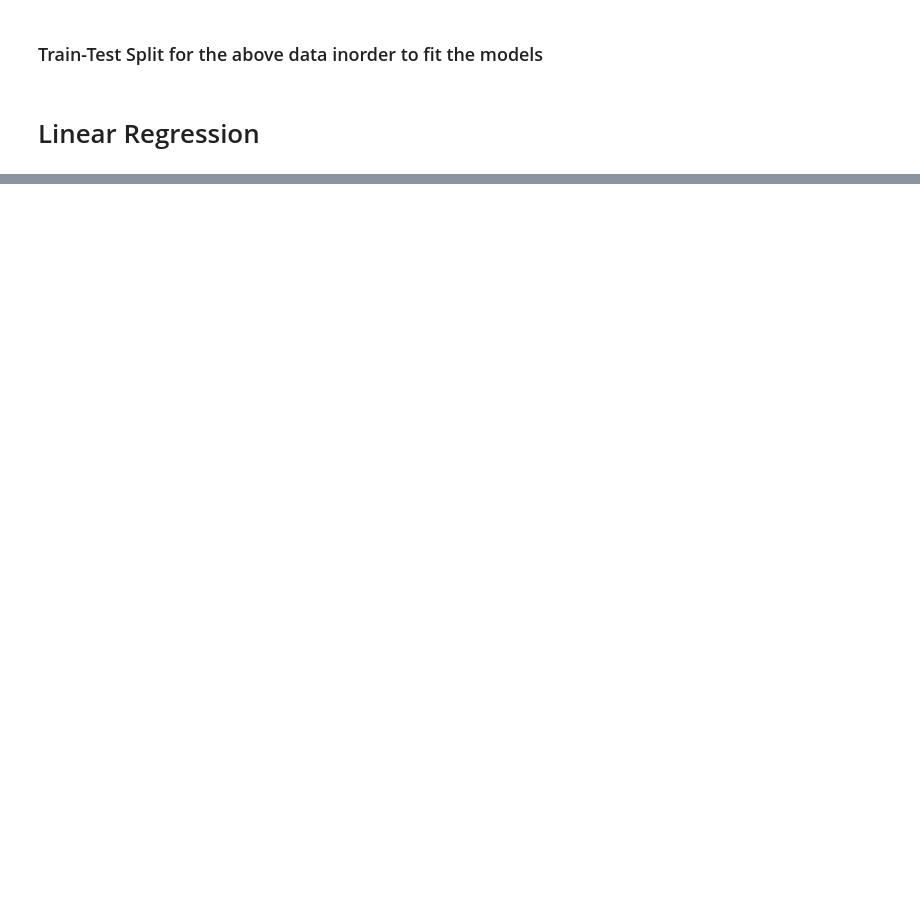
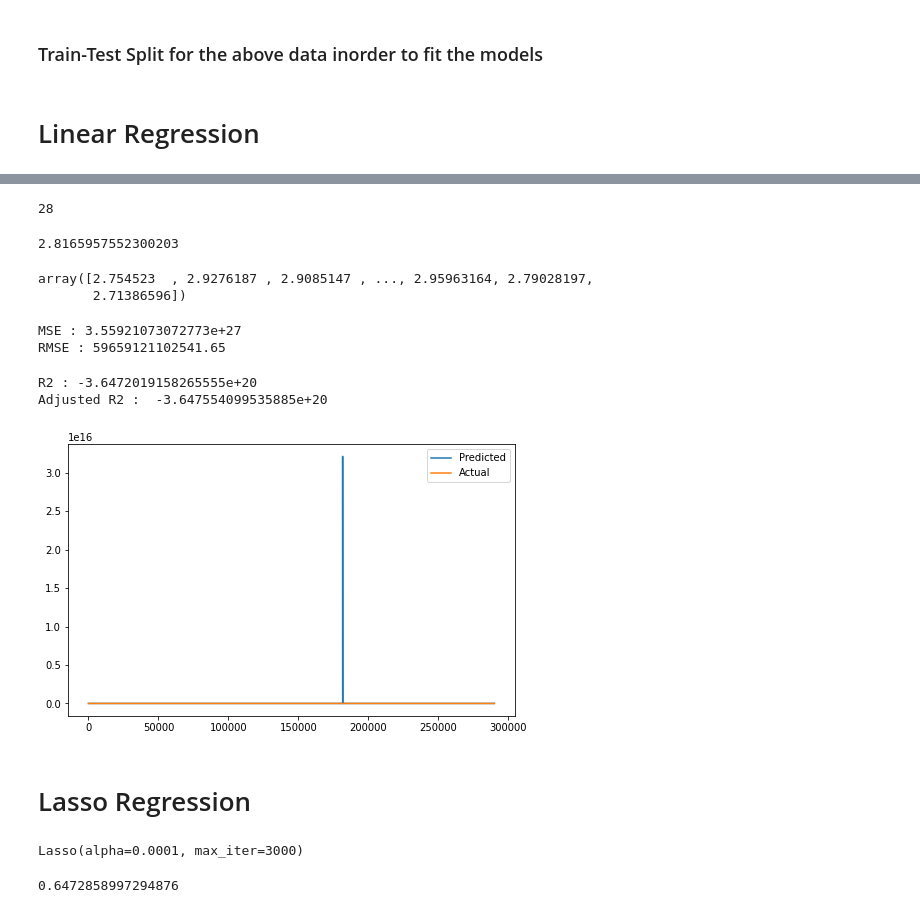
Before and after one commit to Ajay0110/NYC-Taxi-Trip-Time-Prediction, a Jupyter notebook: NYC_Taxi_Trip_Time_Prediction_Capstone_Project.ipynb, the cells around one changed output, grey strips where cells are left out. Cells and saved outputs as stored; diff of their text form; code cells hidden in the pictures; blank space fills up the shorter version.

Commit message:
Linear, Lasso and Ridge Regression

```diff
--- a/NYC_Taxi_Trip_Time_Prediction_Capstone_Project.ipynb
+++ b/NYC_Taxi_Trip_Time_Prediction_Capstone_Project.ipynb
@@ -733,4 +679,4 @@ len(num_features)
 # %%
 # Importing Z-score applying it to the features
 from scipy.stats import zscore
-X = taxi_df[num_features].apply(zscore)
+X = taxi_df[features].apply(zscore)
@@ -743,3 +683,5 @@ print(X_test.shape)
+# %%
+y = np.log10(taxi_df['trip_duration'])
 # %% [markdown]
 # Linear Regression
 # %%
@@ -752,0 +712,2 @@ sns.heatmap(abs(corelation), annot=True, cmap='coolwarm')
+# %%
+reg = LinearRegression().fit(X_train, y_train)
@@ -752,0 +728,54 @@ sns.heatmap(abs(corelation), annot=True, cmap='coolwarm')
+# %%
+len(reg.coef_)
+# %% [output]
+28
+# %%
+reg.intercept_
+# %% [output]
+2.8165957552300203
+# %%
+y_pred = reg.predict(X_test)
+# %%
+y_pred
+# %% [output]
+array([2.754523  , 2.9276187 , 2.9085147 , ..., 2.95963164, 2.79028197,
+       2.71386596])
+# %%
+from sklearn.metrics import mean_squared_error
+MSE  = mean_squared_error(10**(y_test), 10**(y_pred))
+print("MSE :" , MSE)
+
+RMSE = np.sqrt(MSE)
+print("RMSE :" ,RMSE)
+# %% [output]
+MSE : 3.55921073072773e+27
+RMSE : 59659121102541.65
+# %%
+from sklearn.metrics import r2_score
+r2 = r2_score(10**(y_test), 10**(y_pred))
+print("R2 :" ,r2)
+print("Adjusted R2 : ",1-(1-r2_score(10**(y_test), 10**(y_pred)))*((X_test.shape[0]-1)/(X_test.shape[0]-X_test.shape[1]-1)))
+# %% [output]
+R2 : -3.6472019158265555e+20
+Adjusted R2 :  -3.647554099535885e+20
+# %%
+plt.figure(figsize=(8,5))
+plt.plot(10**(y_pred))
+plt.plot(np.array(10**(y_test)))
+plt.legend(["Predicted","Actual"])
+plt.show()
+# %% [output]
+[figure, added]
+# %% [markdown]
+# Lasso Regression
+# %%
+from sklearn.linear_model import Lasso
+lasso  = Lasso(alpha=0.0001 , max_iter= 3000)
+
+lasso.fit(X_train, y_train)
+# %% [output]
+Lasso(alpha=0.0001, max_iter=3000)
+# %%
+lasso.score(X_train, y_train)
+# %% [output]
+0.6472858997294876
```
Also changed, not shown: parts of 30 cells of this notebook.
